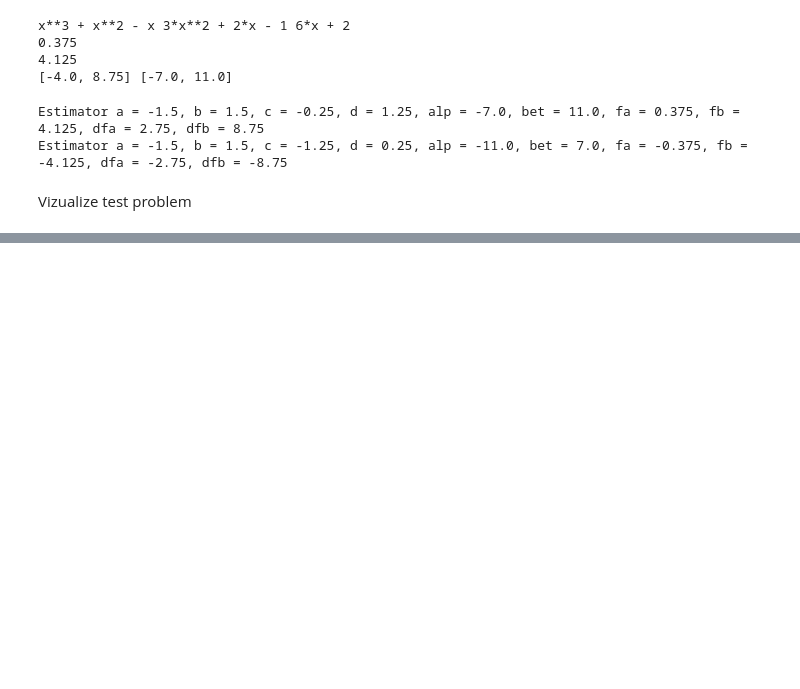
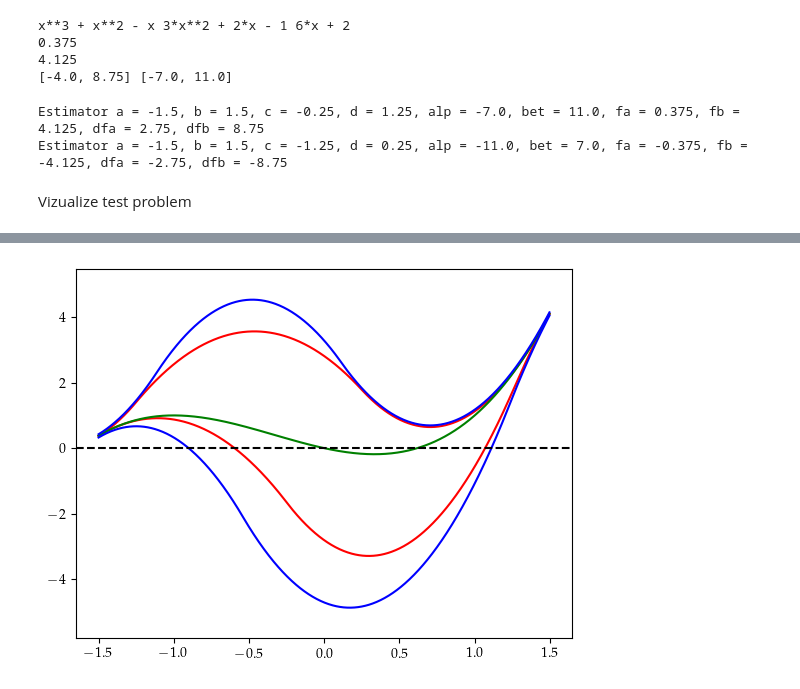
Before and after one commit to zhongqi2016/univarsolver, a Jupyter notebook: FZCP/Test PSQE.ipynb, the cells around one changed output, grey strips where cells are left out. Drawn from its saved outputs; the diff is of its cells as text; code cells hidden in the pictures; blank space fills up the shorter version.

```diff
--- a/FZCP/Test PSQE.ipynb
+++ b/FZCP/Test PSQE.ipynb
@@ -304,0 +409,93 @@ Estimator a = -1.5, b = 1.5, c = -1.25, d = 0.25, alp = -11.0, bet = 7.0, fa = -
+# %%
+colors = ['r-', 'b-', 'g-', 'y-', 'm-', 'c-']
+step = (b - a) / 1000.
+ta = np.arange(a, b , step)
+num_points = len(ta)
+flist1 = []
+flist2 = []
+le = a
+re = b
+num_funcs = 1
+fta1 = np.empty([num_funcs, num_points])
+fta2 = np.empty([num_funcs, num_points])
+fta = np.empty( num_points)
+for i in range(0, num_funcs):
+    ole = le
+    ore = re
+    estim_int = pq.PSQE_Bounds(le, re, ddi.x[0], ddi.x[1], f(le), f(re), df(le), df(re), True)
+    estim_int_ob = pq.PSQE_Bounds(le, re, ddi.x[0], ddi.x[1], f(le), f(re), df(le), df(re), False)
+    if f(re)<0:
+        re = estim_int_ob.get_right_end()
+    else:
+        re=estim_int.get_right_end2()
+    le = estim_int.get_left_end()
+    print(ole,ore)
+    f1=estim_int.estimator
+    f2=estim_int_ob.nestimator
+    print(f1(a),f2(a))
+    print(estim_int_ob)
+    # flist1.append(estim_int.estimator)
+    # flist2.append(estim_int_ob.nestimator)
+    for j in range(num_points):
+        if ole <= ta[j] <= ore:
+            fta1[i, j] = f1(ta[j])
+            fta2[i, j] = f2(ta[j])
+        else:
+            fta1[i,j]=None
+            fta2[i,j]=None
+lb = np.amin(fta1[0])
+ub = np.amax(fta2[0])
+d = (ub - lb) * 0.1
+
+for i in range(num_funcs):
+    plt.plot(ta, fta1[i, :], 'r-')
+    plt.plot(ta, fta2[i, :], 'r-')
+
+flist1 = []
+flist2 = []
+le = a
+re = b
+num_funcs = 1
+fta1 = np.empty([num_funcs, num_points])
+fta2 = np.empty([num_funcs, num_points])
+fta = np.empty( num_points)
+for i in range(0, num_funcs):
+    ole = le
+    ore = re
+    estim_int = pq.PSQE_Bounds(le, re, -L, L, f(le), f(re), df(le), df(re), True)
+    estim_int_ob = pq.PSQE_Bounds(le, re, -L, L, f(le), f(re), df(le), df(re), False)
+    if f(re)<0:
+        re = estim_int_ob.get_right_end()
+    else:
+        re=estim_int.get_right_end2()
+    le = estim_int.get_left_end()
+    print(ole,ore)
+    f1=estim_int.estimator
+    f2=estim_int_ob.nestimator
+    print(f1(a),f2(a))
+    print(estim_int_ob)
+    # flist1.append(estim_int.estimator)
+    # flist2.append(estim_int_ob.nestimator)
+    for j in range(num_points):
+        if ole <= ta[j] <= ore:
+            fta1[i, j] = f1(ta[j])-0.05
+            fta2[i, j] = f2(ta[j])+0.05
+        else:
+            fta1[i,j]=None
+            fta2[i,j]=None
+lb = np.amin(fta1[0])
+ub = np.amax(fta2[0])
+d = (ub - lb) * 0.1
+for j in range(num_points):
+    fta[j] = f(ta[j])
+plt.plot(ta, fta, 'g-')
+
+for i in range(num_funcs):
+    plt.plot(ta, fta1[i, :], 'b-')
+    plt.plot(ta, fta2[i, :], 'b-')
+
+plt.ylim([lb - d, ub + d])
+plt.axhline(y=0, linestyle='--', color='black')
+plt.savefig('./quad_mix.png', dpi=500)
+plt.show()
+# %% [output]
@@ -304,0 +508 @@ Estimator a = -1.5, b = 1.5, c = -1.25, d = 0.25, alp = -11.0, bet = 7.0, fa = -
+[figure, added]
```
Also changed, not shown: parts of 11 cells of this notebook, 21 other files.
